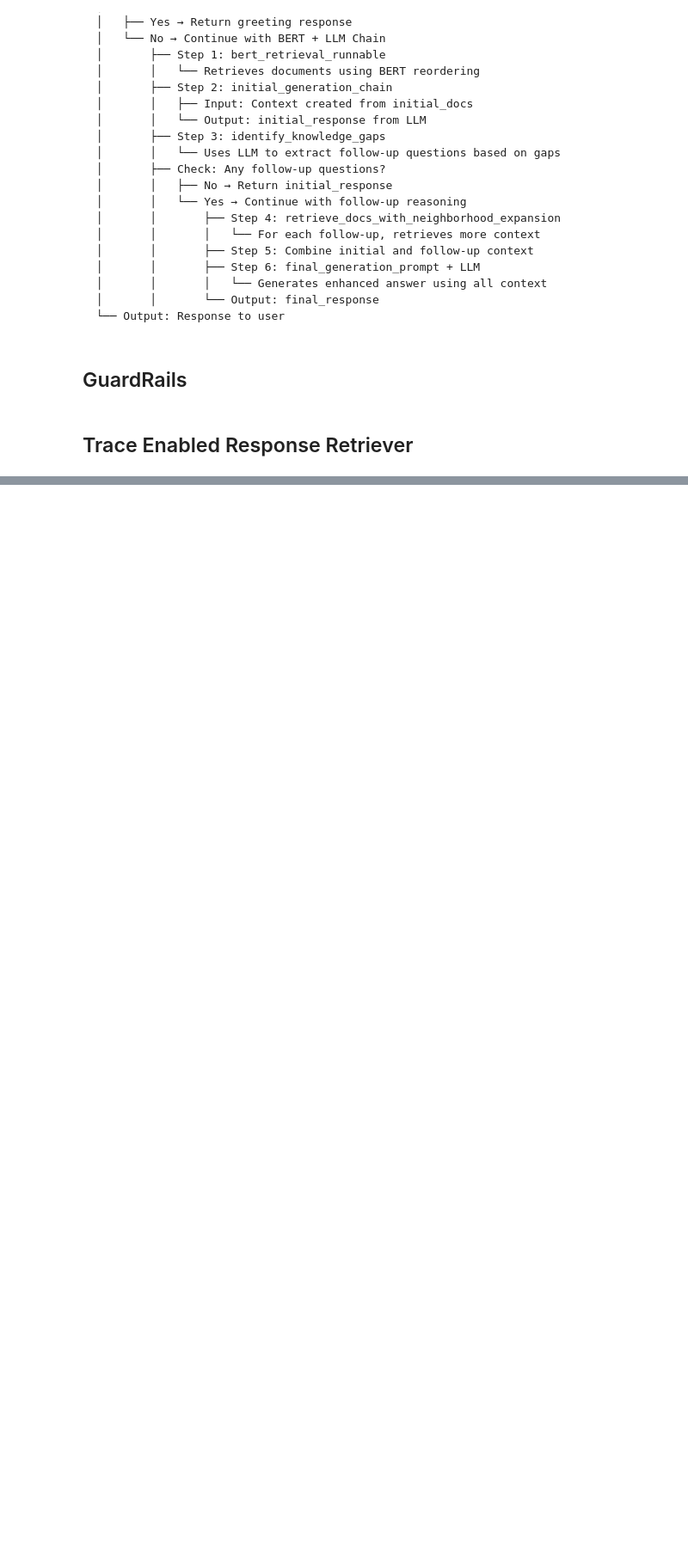
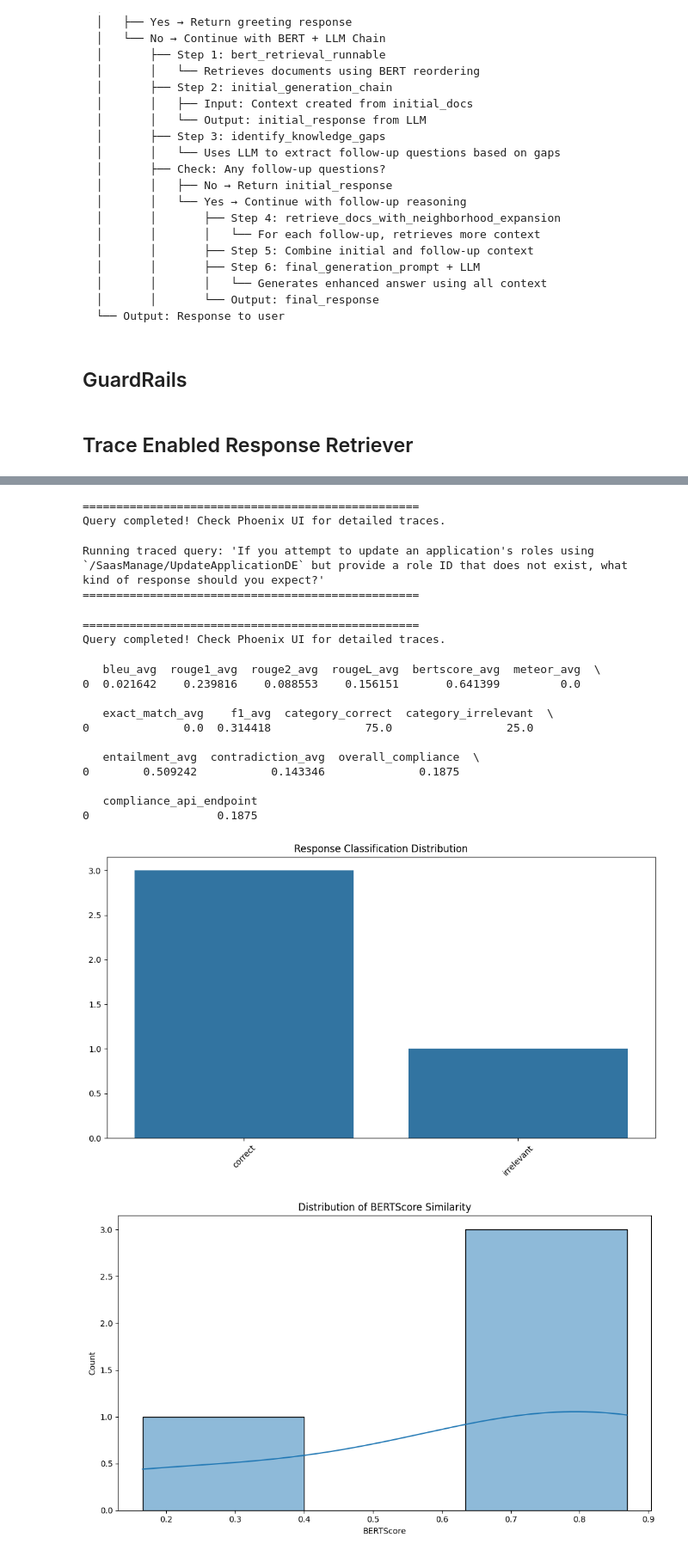
Before and after one commit to Venkata-Thrivedi-WILP/RAG_BOT, a Jupyter notebook: Main_V2.ipynb, the cells around one changed output, grey strips where cells are left out. Shown at 86% size. Cells and saved outputs as stored; diff of their text form; code cells hidden in the pictures; blank space fills up the shorter version.

```diff
--- a/Main_V2.ipynb
+++ b/Main_V2.ipynb
@@ -130,7 +113,7 @@ bm25_retriever.k = 2
 
 sst_retriever = loaded_faiss_store.as_retriever(
     search_type="similarity_score_threshold",
-    search_kwargs={"score_threshold": 0.3, "k": 2}
+    search_kwargs={"score_threshold": 0.1, "k": 2}
 )
 # %% [markdown]
 ## Set up prompt templates
@@ -1155,0 +2190,33 @@ Query completed! Check Phoenix UI for detailed traces.
+# %%
+import random
+
+with open("/workspaces/RAG_BOT/Truths/FullQuestions_GPT.json") as f:
+    test_samples = json.load(f)
+
+test_samples = random.sample(test_samples, 4)
+# %%
+# Create evaluation samples
+eval_samples = []
+for sample in test_samples:
+    # First retrieve documents for this query
+    retrieved_docs = get_bert_reordered_documents(sample["question"])
+
+    # Get the response
+    response = get_answer_with_trace(sample["question"], debug=False)
+
+    # Create evaluation sample with retrieved docs included
+    eval_samples.append(EvaluationSample(
+        query=sample["question"],
+        generated_response=response,
+        reference_response=sample["answer"],
+        retrieved_docs=retrieved_docs
+    ))
+
+# Run evaluation
+evaluator = ComprehensiveRAGEvaluator(eval_samples, llm, run_lexical=True, run_semantic=True, run_token=True, run_confusion=True, run_entailment=True, run_schema=True)
+results = evaluator.run_evaluations()
+summary = evaluator.generate_summary_report()
+print(summary)
+
+evaluator.visualize_results()
+# %% [output]
@@ -1155,0 +2233,19 @@ Query completed! Check Phoenix UI for detailed traces.
+==================================================
+Query completed! Check Phoenix UI for detailed traces.
+Running traced query: 'If you attempt to update an application's roles using `/SaasManage/UpdateApplicationDE` but provide a role ID that does not exist, what kind of response should you expect?'
+==================================================
+==================================================
+Query completed! Check Phoenix UI for detailed traces.
+   bleu_avg  rouge1_avg  rouge2_avg  rougeL_avg  bertscore_avg  meteor_avg  \
+0  0.021642    0.239816    0.088553    0.156151       0.641399         0.0
+
+   exact_match_avg    f1_avg  category_correct  category_irrelevant  \
+0              0.0  0.314418              75.0                 25.0
+
+   entailment_avg  contradiction_avg  overall_compliance  \
+0        0.509242           0.143346              0.1875
+
+   compliance_api_endpoint
+0                   0.1875
+[figure, added]
+[figure, added]
```
Also changed, not shown: parts of 23 cells of this notebook, 5 other files.
